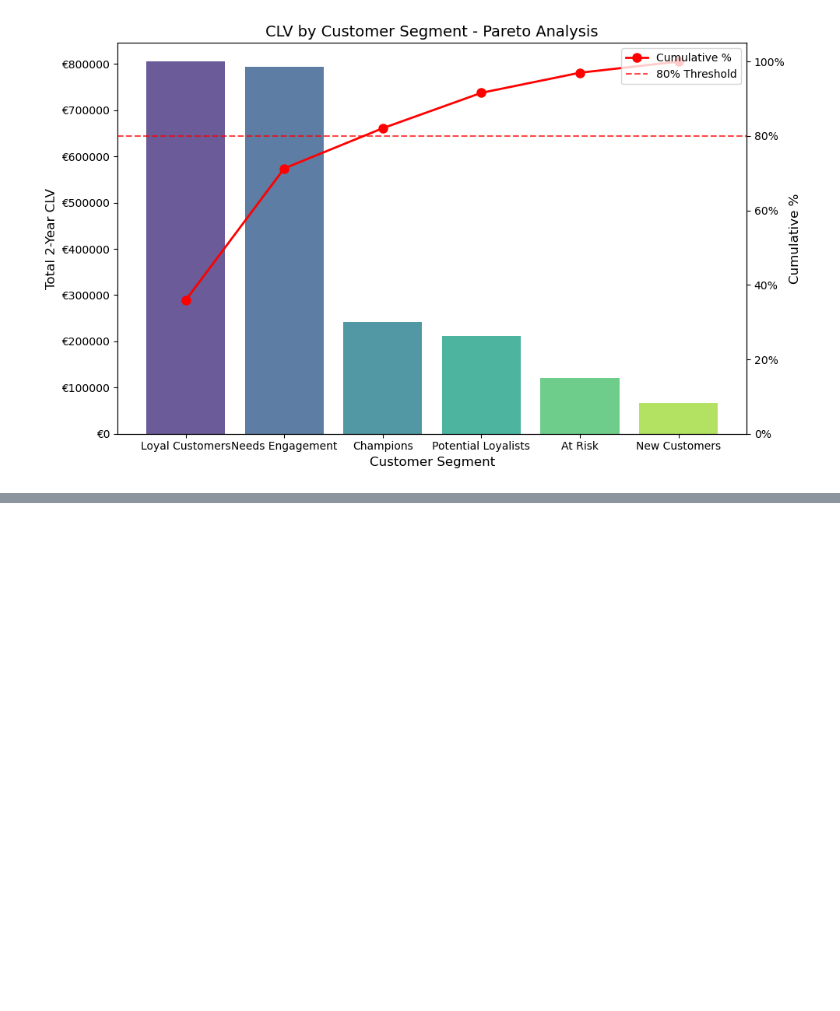
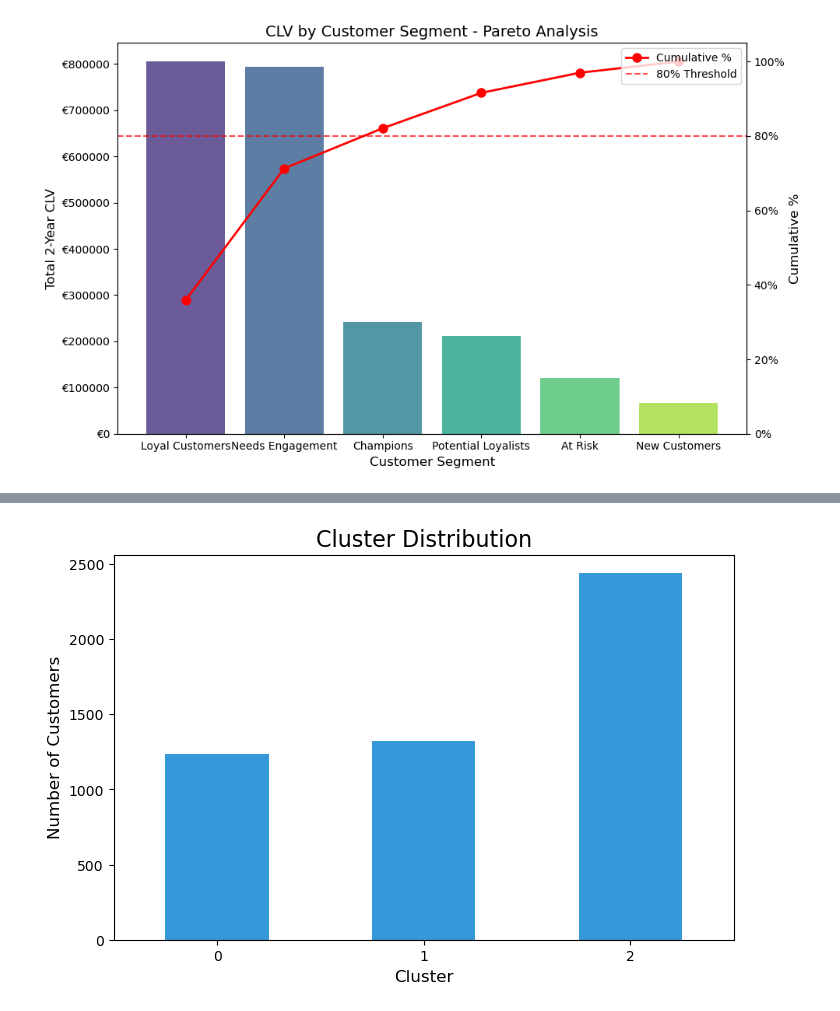
Before and after one commit to elciguapuuu/segmentation-case, a Jupyter notebook: UTF-8MarketingSegmentation.ipynb, the cells around one changed output, grey strips where cells are left out. Saved outputs shown, nothing was run; the diff lists cells and outputs as text; code cells hidden in the pictures; blank space fills up the shorter version.

```diff
--- a/UTF-8MarketingSegmentation.ipynb
+++ b/UTF-8MarketingSegmentation.ipynb
@@ -645,0 +876,11 @@ plt.show()
+# %%
+# Plot the distribution of clusters
+plt.figure(figsize=(8, 5))
+df_cluster['Cluster'].value_counts().sort_index().plot(kind='bar', color='#3498db')
+plt.title('Cluster Distribution', fontsize=16)
+plt.xlabel('Cluster', fontsize=12)
+plt.ylabel('Number of Customers', fontsize=12)
+plt.xticks(rotation=0)
+plt.show()
+# %% [output]
+[figure, added]
```
Also changed, not shown: parts of 17 cells of this notebook.
